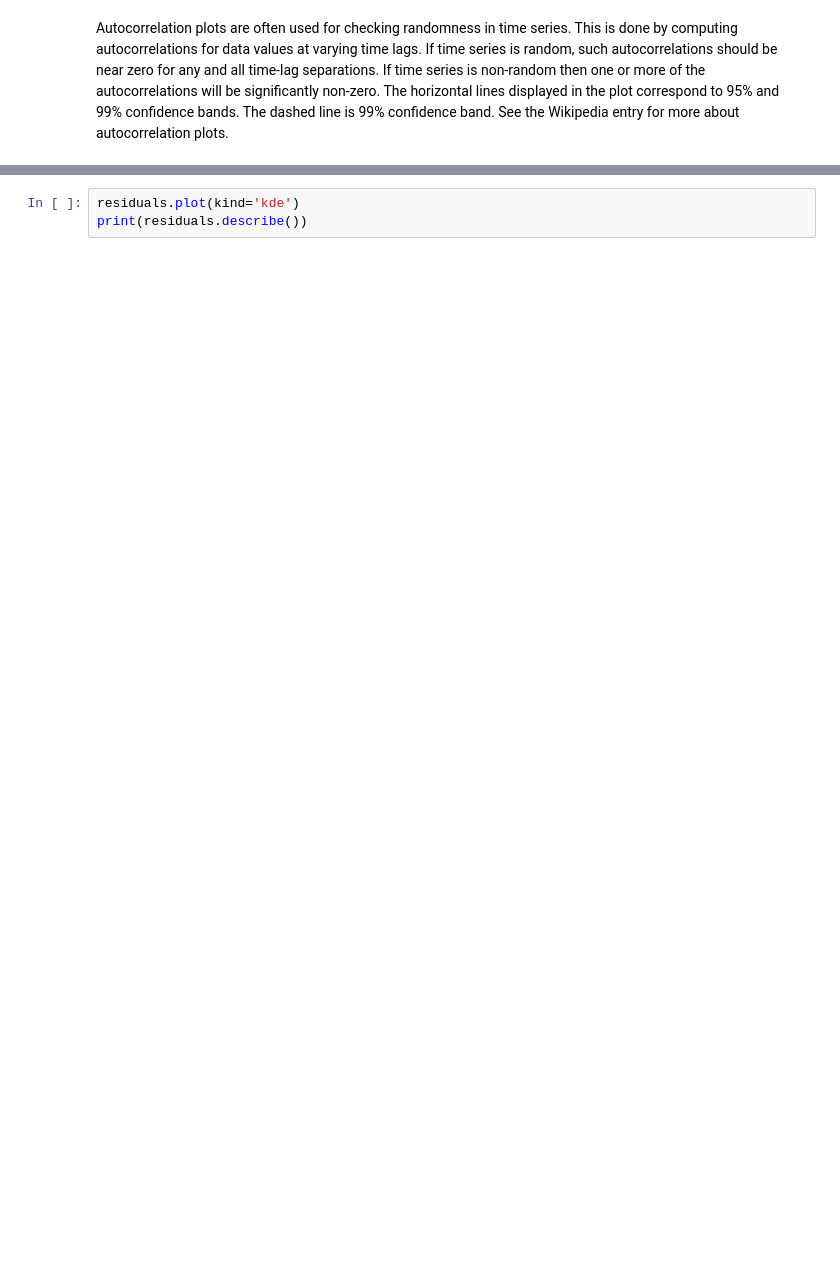
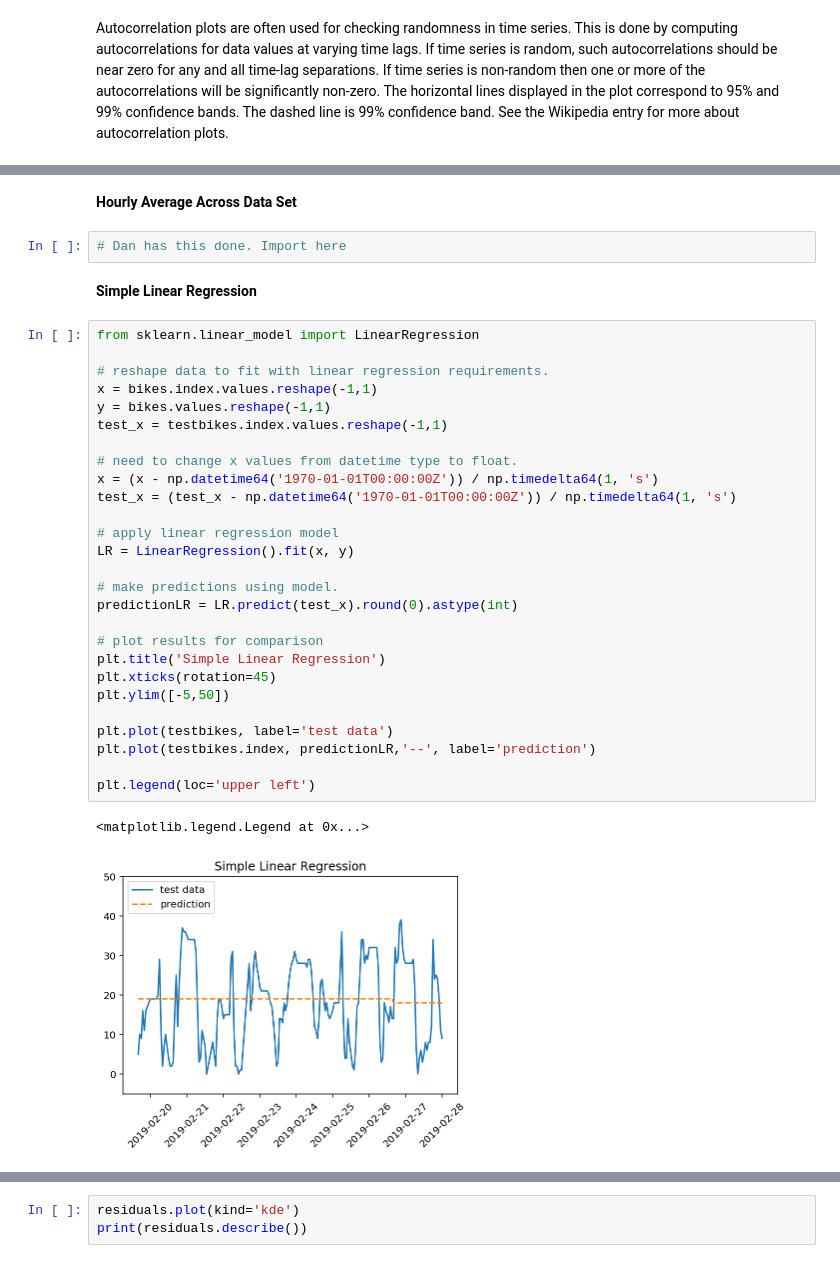
Before and after one commit to seprojectgroup19/main, a Jupyter notebook: model/Model-ARIMA.ipynb, the cells around one changed output, grey strips where cells are left out. Drawn from its saved outputs; the diff is of its cells as text; blank space fills up the shorter version.

Commit message:
Added linear regression model

```diff
--- a/model/Model-ARIMA.ipynb
+++ b/model/Model-ARIMA.ipynb
@@ -90,0 +99,36 @@ Autocorrelation plots are often used for checking randomness in time series. Thi
+# %% [markdown]
+**Hourly Average Across Data Set**
+# %%
+# Dan has this done. Import here
+# %% [markdown]
+**Simple Linear Regression**
+# %%
+from sklearn.linear_model import LinearRegression
+
+# reshape data to fit with linear regression requirements.
+x = bikes.index.values.reshape(-1,1)
+y = bikes.values.reshape(-1,1)
+test_x = testbikes.index.values.reshape(-1,1)
+
+# need to change x values from datetime type to float.
+x = (x - np.datetime64('1970-01-01T00:00:00Z')) / np.timedelta64(1, 's')
+test_x = (test_x - np.datetime64('1970-01-01T00:00:00Z')) / np.timedelta64(1, 's')
+
+# apply linear regression model
+LR = LinearRegression().fit(x, y)
+
+# make predictions using model.
+predictionLR = LR.predict(test_x).round(0).astype(int)
+
+# plot results for comparison
+plt.title('Simple Linear Regression')
+plt.xticks(rotation=45)
+plt.ylim([-5,50])
+
+plt.plot(testbikes, label='test data')
+plt.plot(testbikes.index, predictionLR,'--', label='prediction')
+
+plt.legend(loc='upper left')
+# %% [output]
+<matplotlib.legend.Legend at 0x...>
+[figure, added]
```
Also changed, not shown: parts of 17 cells of this notebook.
